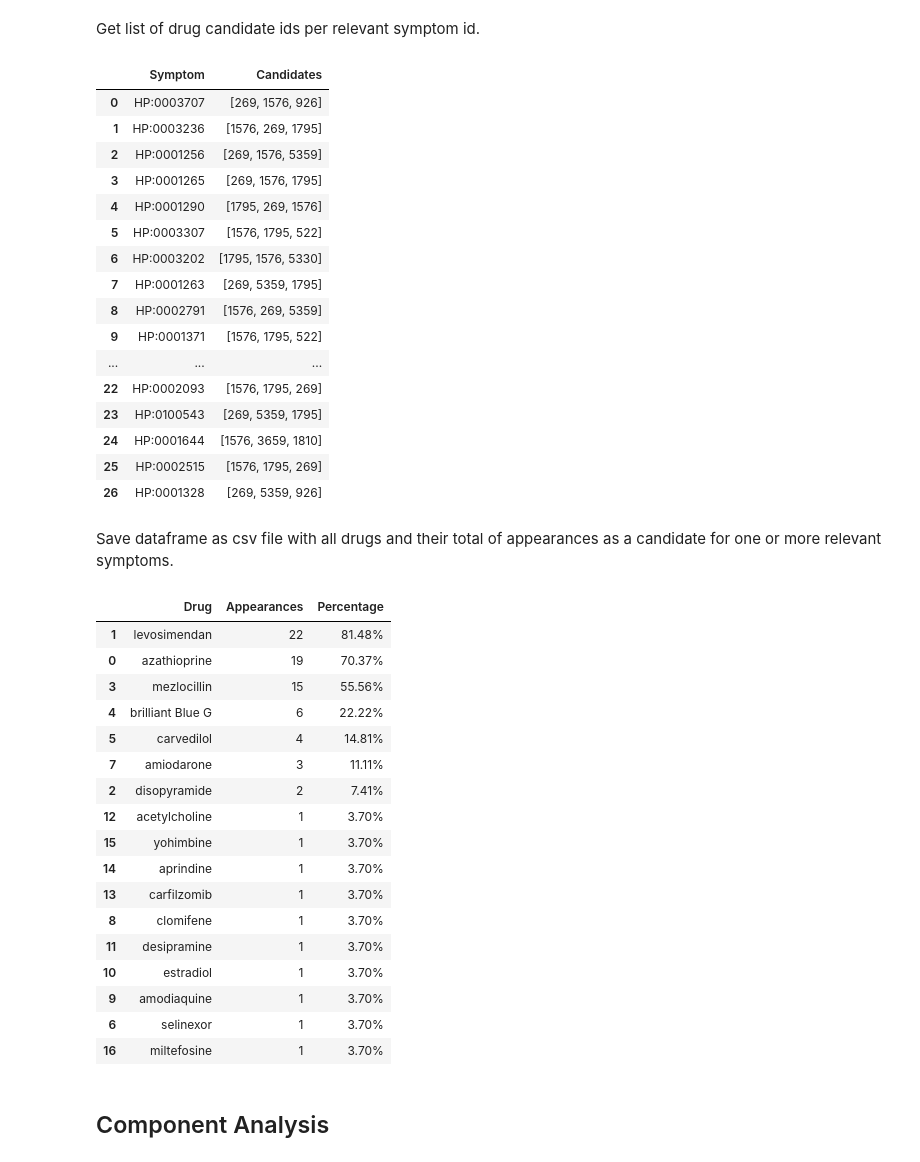
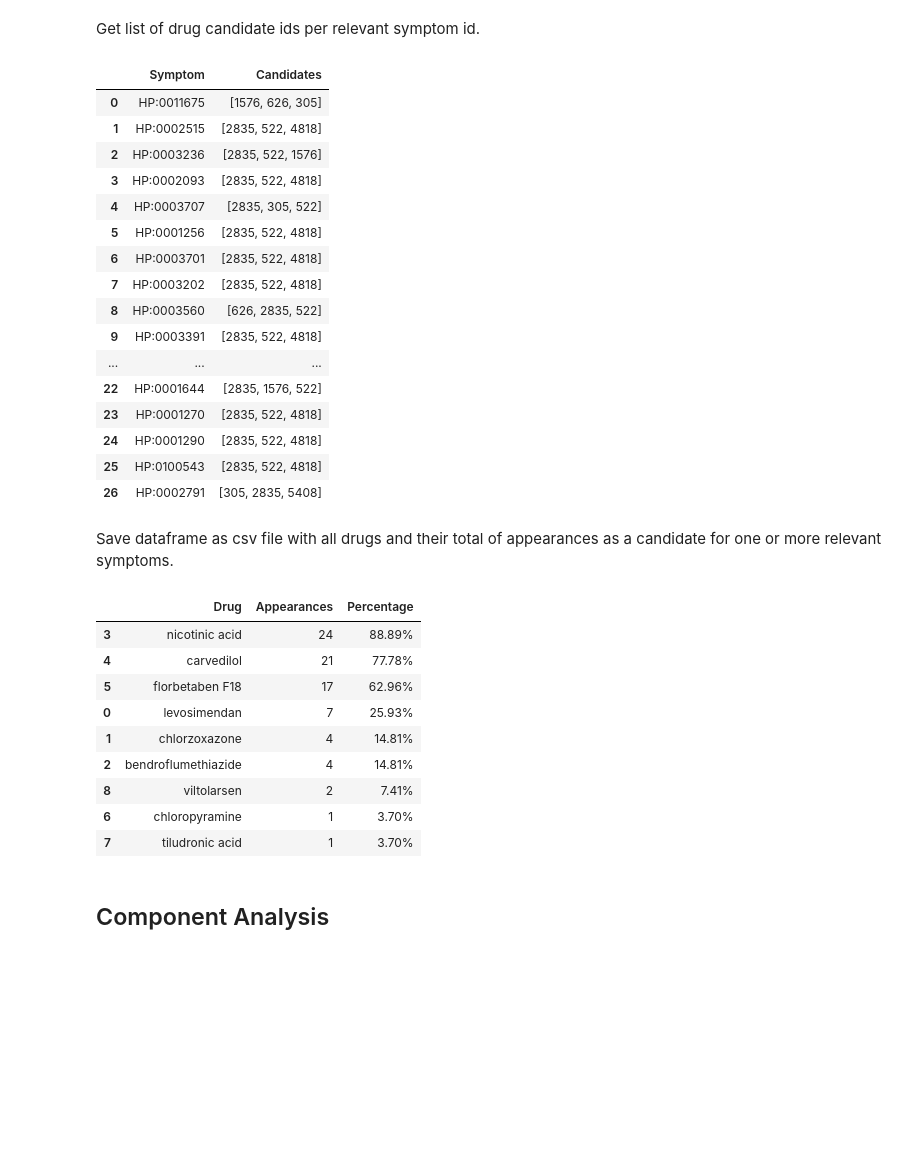
Before and after one commit to rosazwart/XAIFO-ThesisProject, a Jupyter notebook: predictor.ipynb, the cells around one changed output. Saved outputs shown, nothing was run; the diff lists cells and outputs as text; code cells hidden in the pictures; blank space fills up the shorter version.

```diff
--- a/predictor.ipynb
+++ b/predictor.ipynb
@@ -170,7 +170,7 @@ Using device: cpu
 # %% [markdown]
 Specify which dataset is used, 1 (original knowledge graph) or 2 (restructured knowledge graph)
 # %%
-dataset_nr = 2
+dataset_nr = 1
 assert dataset_nr == 1 or 2
 # %% [markdown]
 Specify which embedding method is used
@@ -443,8 +445,8 @@ Epoch: 011, Train: 0.9169, Val: 0.8127, Test: 0.8103, Loss: 1.17100
 # %% [markdown]
 Save the model and parameters
 # %%
-torch.save(best_model.state_dict(), f'output/best_model_{dataset_nr}.pth')
-with open(f'output/best_model_{dataset_nr}_args.pkl', 'wb') as f:
+torch.save(best_model.state_dict(), f'output/best_model_{dataset_nr}_{embedding_method}.pth')
+with open(f'output/best_model_{dataset_nr}_{embedding_method}_args.pkl', 'wb') as f:
     pickle.dump(args, f)
 # %% [markdown]
 ### Visualize Trained GNN Model Accuracy
@@ -598,11 +596,11 @@ torch.Size([2, 110064])
 # %% [markdown]
 Load arguments and parameters of trained GNN model.
 # %%
-with open(f'output/best_model_{dataset_nr}_args.pkl', 'rb') as f:
+with open(f'output/best_model_{dataset_nr}_{embedding_method}_args.pkl', 'rb') as f:
     loaded_args = pickle.load(f)
 
 best_model = LinkPredModel(len(embedding['Embedding'][0]), loaded_args['hidden_dim'], loaded_args['output_dim'], loaded_args['layers'], loaded_args['aggr'], loaded_args['dropout'], loaded_args['device']).to(loaded_args['device'])
-best_model.load_state_dict(torch.load(f'output/best_model_{dataset_nr}.pth'))
+best_model.load_state_dict(torch.load(f'output/best_model_{dataset_nr}_{embedding_method}.pth'))
 # %% [output]
 <All keys matched successfully>
 # %% [markdown]
@@ -793,66 +787,58 @@ for key, val in symptom_drugs.items():
     symptom_drugs_df_dict['Candidates'].append(val)
 
 symptom_drugs_df = pd.DataFrame.from_dict(symptom_drugs_df_dict)
-symptom_drugs_df.to_csv(f'output/symptom_drugs_{dataset_nr}.csv', index=False)
+symptom_drugs_df.to_csv(f'output/symptom_drugs_{dataset_nr}_{embedding_method}.csv', index=False)
 
 symptom_drugs_df
 # %% [output]
 |  | Symptom | Candidates |
-| 0 | HP:0003707 | [269, 1576, 926] |
-| 1 | HP:0003236 | [1576, 269, 1795] |
-| 2 | HP:0001256 | [269, 1576, 5359] |
-| 3 | HP:0001265 | [269, 1576, 1795] |
-| 4 | HP:0001290 | [1795, 269, 1576] |
-| 5 | HP:0003307 | [1576, 1795, 522] |
-| 6 | HP:0003202 | [1795, 1576, 5330] |
-| 7 | HP:0001263 | [269, 5359, 1795] |
-| 8 | HP:0002791 | [1576, 269, 5359] |
-| 9 | HP:0001371 | [1576, 1795, 522] |
+| 0 | HP:0011675 | [1576, 626, 305] |
+| 1 | HP:0002515 | [2835, 522, 4818] |
+| 2 | HP:0003236 | [2835, 522, 1576] |
+| 3 | HP:0002093 | [2835, 522, 4818] |
+| 4 | HP:0003707 | [2835, 305, 522] |
+| 5 | HP:0001256 | [2835, 522, 4818] |
+| 6 | HP:0003701 | [2835, 522, 4818] |
+| 7 | HP:0003202 | [2835, 522, 4818] |
+| 8 | HP:0003560 | [626, 2835, 522] |
+| 9 | HP:0003391 | [2835, 522, 4818] |
 | ... | ... | ... |
-| 22 | HP:0002093 | [1576, 1795, 269] |
-| 23 | HP:0100543 | [269, 5359, 1795] |
-| 24 | HP:0001644 | [1576, 3659, 1810] |
-| 25 | HP:0002515 | [1576, 1795, 269] |
-| 26 | HP:0001328 | [269, 5359, 926] |
+| 22 | HP:0001644 | [2835, 1576, 522] |
+| 23 | HP:0001270 | [2835, 522, 4818] |
+| 24 | HP:0001290 | [2835, 522, 4818] |
+| 25 | HP:0100543 | [2835, 522, 4818] |
+| 26 | HP:0002791 | [305, 2835, 5408] |
 # %% [markdown]
 Save dataframe as csv file with all drugs and their total of appearances as a candidate for one or more relevant symptoms.
 # %%
 drug_candidate_df_dict = {
     'Drug': [],
     'Appearances': [],
     'Percentage': []
 }
 for key, val in drug_candidates.items():
     drug_candidate_df_dict['Drug'].append(key)
     drug_candidate_df_dict['Appearances'].append(val)
     drug_candidate_df_dict['Percentage'].append(val/symptoms.shape[0]*100)
 
 drug_candidates_df = pd.DataFrame.from_dict(drug_candidate_df_dict)
 drug_candidates_df['Percentage'] = drug_candidates_df['Percentage'].transform(lambda x: '{:,.2f}%'.format(x))
 drug_candidates_df = drug_candidates_df.sort_values(by = ['Appearances'], ascending = False)
 
-drug_candidates_df.to_csv(f'output/drug_candidates_{dataset_nr}.csv', index=False)
+drug_candidates_df.to_csv(f'output/drug_candidates_{dataset_nr}_{embedding_method}.csv', index=False)
 
 drug_candidates_df
 # %% [output]
 |  | Drug | Appearances | Percentage |
-| 1 | levosimendan | 22 | 81.48% |
-| 0 | azathioprine | 19 | 70.37% |
-| 3 | mezlocillin | 15 | 55.56% |
-| 4 | brilliant Blue G | 6 | 22.22% |
-| 5 | carvedilol | 4 | 14.81% |
-| 7 | amiodarone | 3 | 11.11% |
-| 2 | disopyramide | 2 | 7.41% |
-| 12 | acetylcholine | 1 | 3.70% |
-| 15 | yohimbine | 1 | 3.70% |
-| 14 | aprindine | 1 | 3.70% |
-| 13 | carfilzomib | 1 | 3.70% |
-| 8 | clomifene | 1 | 3.70% |
-| 11 | desipramine | 1 | 3.70% |
-| 10 | estradiol | 1 | 3.70% |
-| 9 | amodiaquine | 1 | 3.70% |
-| 6 | selinexor | 1 | 3.70% |
-| 16 | miltefosine | 1 | 3.70% |
+| 3 | nicotinic acid | 24 | 88.89% |
+| 4 | carvedilol | 21 | 77.78% |
+| 5 | florbetaben F18 | 17 | 62.96% |
+| 0 | levosimendan | 7 | 25.93% |
+| 1 | chlorzoxazone | 4 | 14.81% |
+| 2 | bendroflumethiazide | 4 | 14.81% |
+| 8 | viltolarsen | 2 | 7.41% |
+| 6 | chloropyramine | 1 | 3.70% |
+| 7 | tiludronic acid | 1 | 3.70% |
 # %% [markdown]
 ## Component Analysis
 # %%
```
Also changed, not shown: parts of 31 cells of this notebook, 32 other files.
